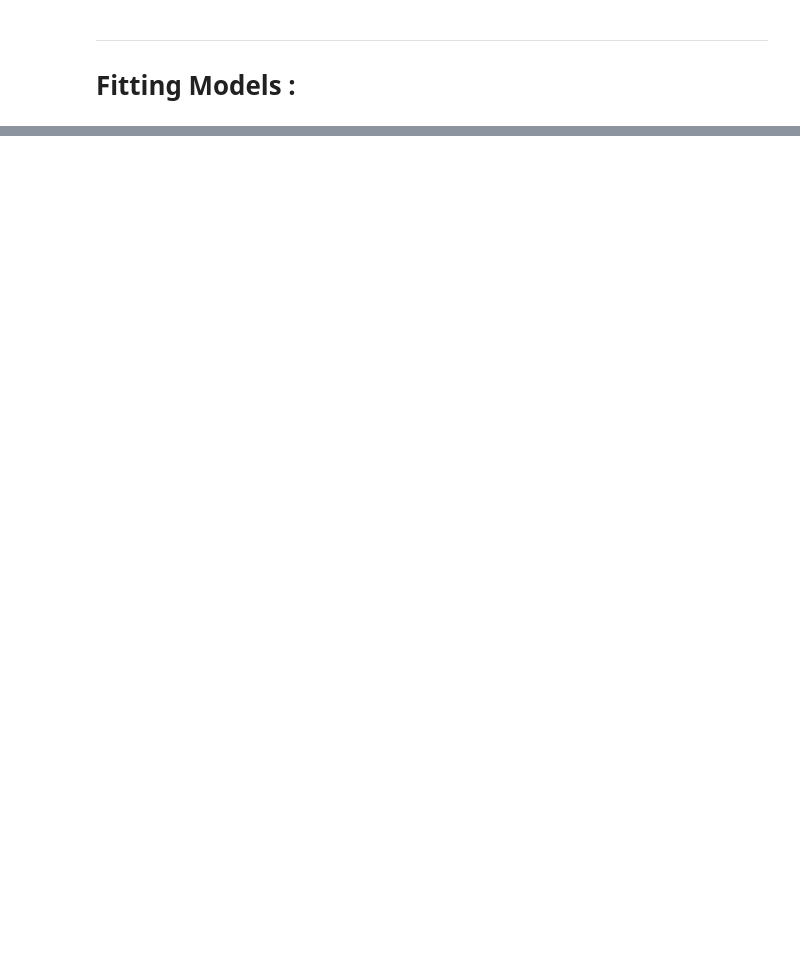
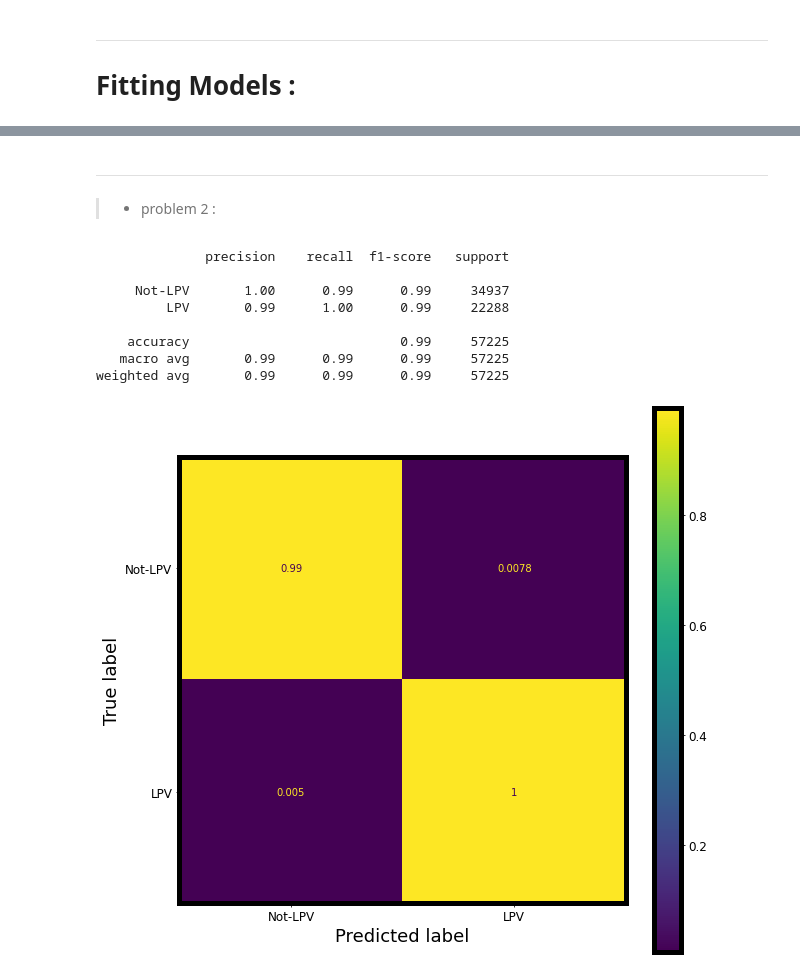
Before and after one commit to Amirosein/Variable-Stars-Classification, a Jupyter notebook: MilkyWay.ipynb, the cells around one changed output, grey strips where cells are left out. Drawn from its saved outputs; the diff is of its cells as text; code cells hidden in the pictures; blank space fills up the shorter version.

```diff
--- a/MilkyWay.ipynb
+++ b/MilkyWay.ipynb
@@ -557,4 +561,5 @@ X = final_data.iloc[:,0:53]
 Y = final_data['class']
 OH_Y = final_data.loc[:,'OH1':'OH9']
 O_Y = final_data['OY']
+LPV_Y = final_data['OH6']
 categories = Y
@@ -560,0 +662,19 @@ categories = Y
+# %%
+from sklearn.neighbors import KNeighborsClassifier
+from sklearn.model_selection import train_test_split
+from sklearn.metrics import classification_report
+from sklearn.metrics import confusion_matrix, plot_confusion_matrix
+
+def clf_reports(x,y,tn):
+  clf = KNeighborsClassifier()
+
+  x_train, x_test, y_train, y_test= train_test_split(x, y, test_size=0.2, random_state=42)
+  clf.fit(x_train, y_train)
+  #clf.score(x_test,y_test)
+
+  y_pred = clf.predict(x_test)
+  print(classification_report(y_test, y_pred, target_names=tn),'\n')
+
+  fig, ax = plt.subplots(figsize=(10, 10))
+  plot_confusion_matrix(clf, x_test, y_test,  ax=ax, display_labels=tn, normalize='true')
+  return
@@ -560,0 +725,16 @@ categories = Y
+# %% [markdown]
+------
+> * problem 2 :
+# %%
+tns = ['Not-LPV', 'LPV']
+clf_reports(X2,Y2,tns)
+# %% [output]
+              precision    recall  f1-score   support
+
+     Not-LPV       1.00      0.99      0.99     34937
+         LPV       0.99      1.00      0.99     22288
+
+    accuracy                           0.99     57225
+   macro avg       0.99      0.99      0.99     57225
+weighted avg       0.99      0.99      0.99     57225
+[figure, added]
```
Also changed, not shown: parts of 37 cells of this notebook.
